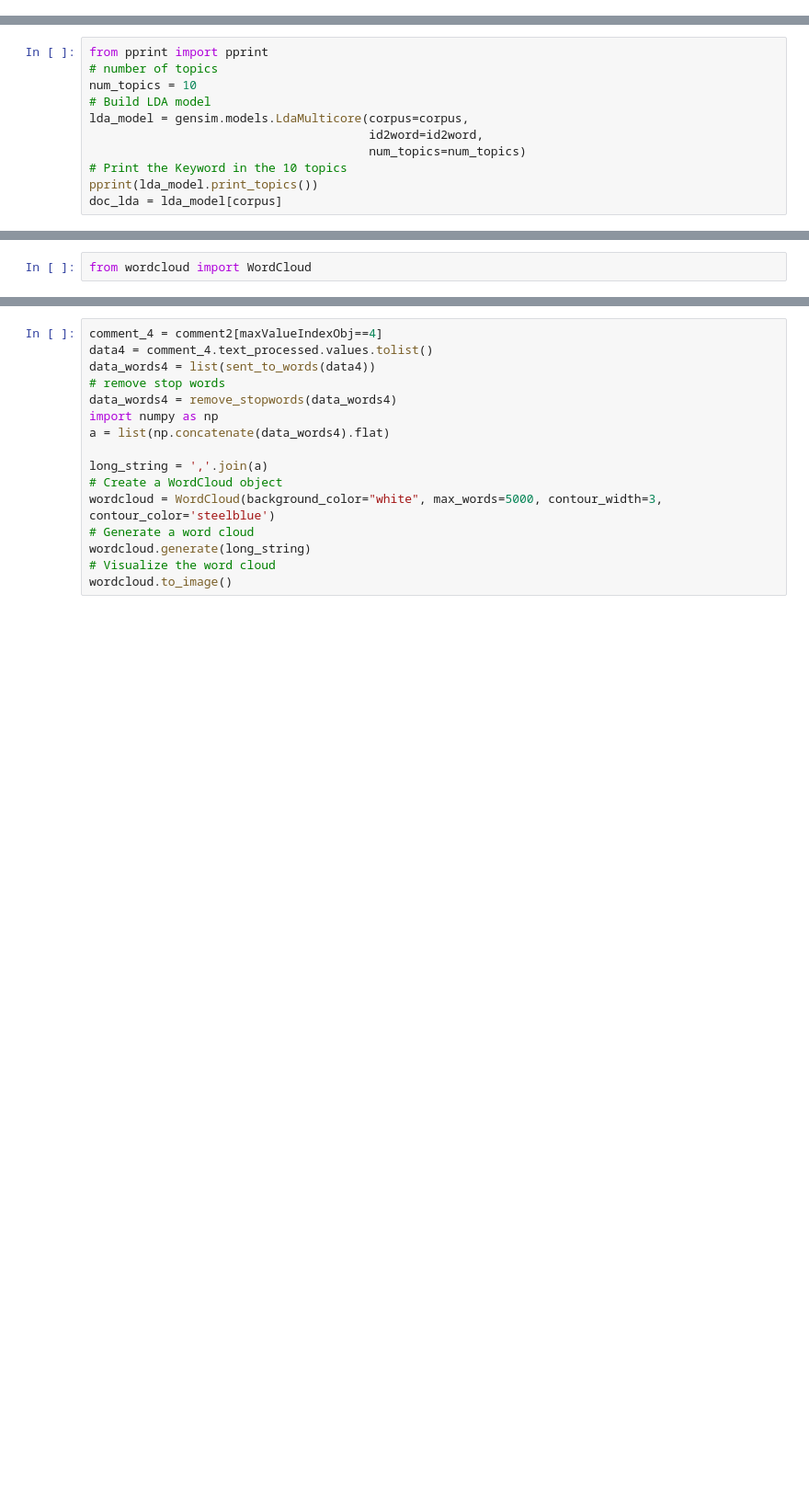
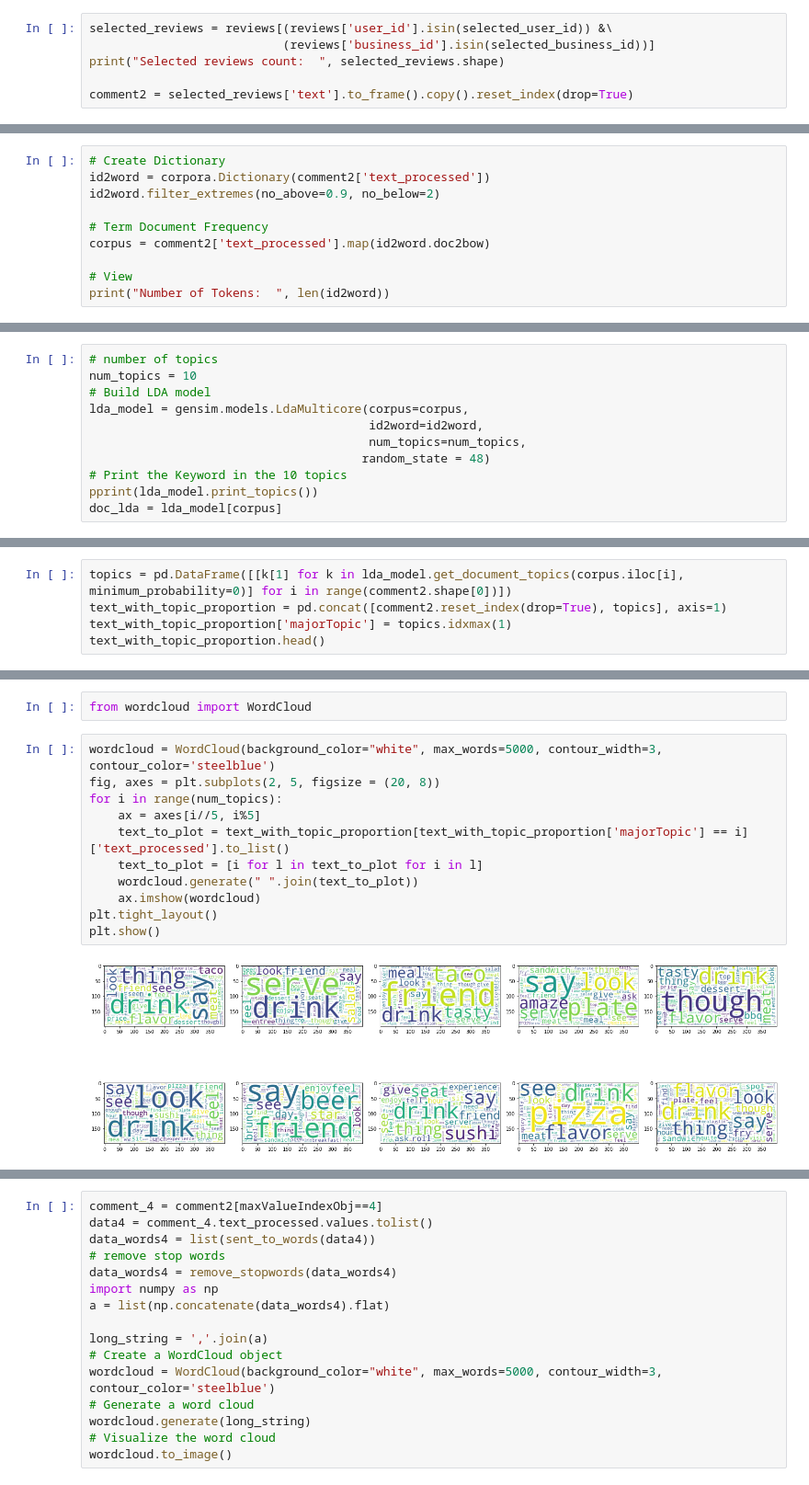
Before and after one commit to hanweny/YelpRecSYS, a Jupyter notebook: proportion.ipynb, the cells around one changed output, grey strips where cells are left out. Shown at 92% size. Cells and saved outputs as stored; diff of their text form; blank space fills up the shorter version.

```diff
--- a/proportion.ipynb
+++ b/proportion.ipynb
@@ -106,0 +38,6 @@ print(corpus[:1][0][:30])
+# %%
+selected_reviews = reviews[(reviews['user_id'].isin(selected_user_id)) &\
+                           (reviews['business_id'].isin(selected_business_id))]
+print("Selected reviews count:  ", selected_reviews.shape)
+
+comment2 = selected_reviews['text'].to_frame().copy().reset_index(drop=True)
@@ -106,0 +114,10 @@ print(corpus[:1][0][:30])
+# %%
+# Create Dictionary
+id2word = corpora.Dictionary(comment2['text_processed'])
+id2word.filter_extremes(no_above=0.9, no_below=2)
+
+# Term Document Frequency
+corpus = comment2['text_processed'].map(id2word.doc2bow)
+
+# View
+print("Number of Tokens:  ", len(id2word))
@@ -107,11 +128,11 @@ print(corpus[:1][0][:30])
 # %%
-from pprint import pprint
 # number of topics
 num_topics = 10
 # Build LDA model
 lda_model = gensim.models.LdaMulticore(corpus=corpus,
                                        id2word=id2word,
-                                       num_topics=num_topics)
+                                       num_topics=num_topics,
+                                      random_state = 48)
 # Print the Keyword in the 10 topics
 pprint(lda_model.print_topics())
 doc_lda = lda_model[corpus]
@@ -192,0 +170,5 @@ Length: 100, dtype: int64
+# %%
+topics = pd.DataFrame([[k[1] for k in lda_model.get_document_topics(corpus.iloc[i], minimum_probability=0)] for i in range(comment2.shape[0])])
+text_with_topic_proportion = pd.concat([comment2.reset_index(drop=True), topics], axis=1)
+text_with_topic_proportion['majorTopic'] = topics.idxmax(1)
+text_with_topic_proportion.head()
@@ -193,5 +177,18 @@ Length: 100, dtype: int64
 # %%
 from wordcloud import WordCloud
+# %%
+wordcloud = WordCloud(background_color="white", max_words=5000, contour_width=3, contour_color='steelblue')
+fig, axes = plt.subplots(2, 5, figsize = (20, 8))
+for i in range(num_topics):
+    ax = axes[i//5, i%5]
+    text_to_plot = text_with_topic_proportion[text_with_topic_proportion['majorTopic'] == i]['text_processed'].to_list()
+    text_to_plot = [i for l in text_to_plot for i in l]
+    wordcloud.generate(" ".join(text_to_plot))
+    ax.imshow(wordcloud)
+plt.tight_layout()
+plt.show()
+# %% [output]
+[figure, added]
 # %%
 comment_3 = comment2[maxValueIndexObj==3]
 data3 = comment_3.text_processed.values.tolist()
```
Also changed, not shown: parts of 32 cells of this notebook.
